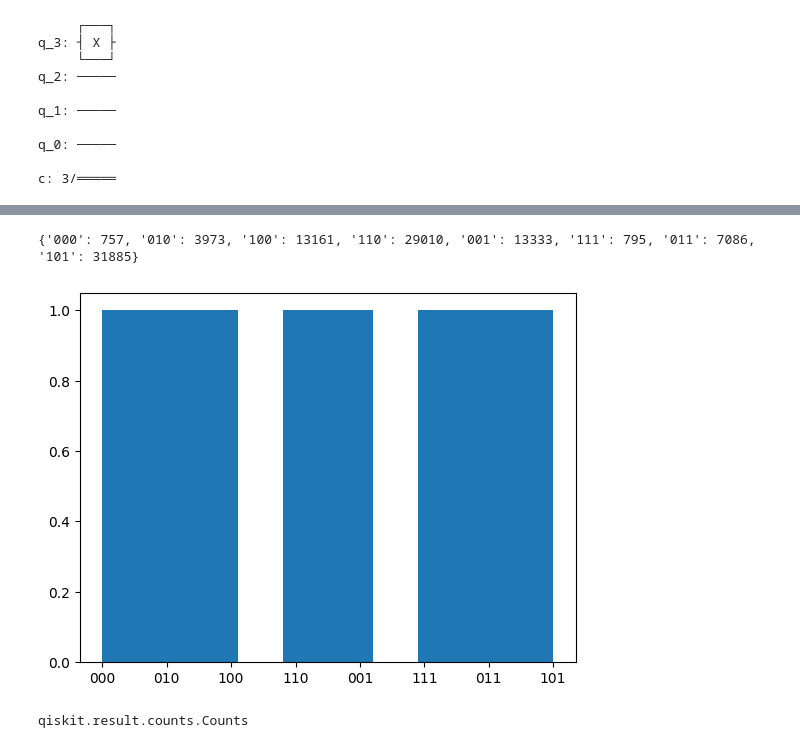
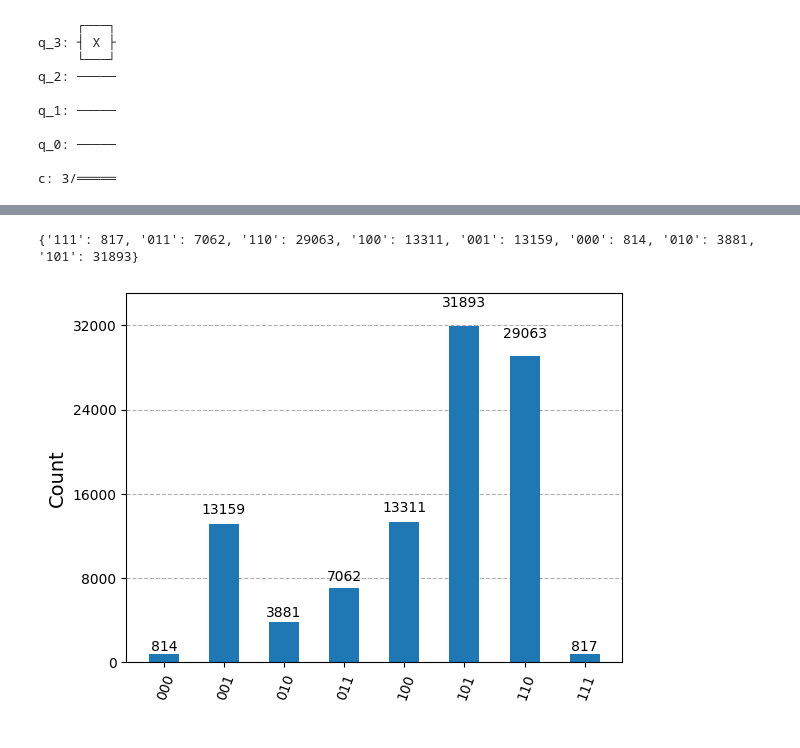
Before and after one commit to aryasuneesh/CTUQHack2024, a Jupyter notebook: 1DQuantumWalk.ipynb, the cells around one changed output, grey strips where cells are left out. Saved outputs shown, nothing was run; the diff lists cells and outputs as text; code cells hidden in the pictures.

Commit message:
plotting histogram fixed

```diff
--- a/1DQuantumWalk.ipynb
+++ b/1DQuantumWalk.ipynb
@@ -88,20 +88,17 @@ c: 3/═════════════════════════
 # %%
 # Measure the position qubits
 qc.measure(range(n_position_qubits), range(n_position_qubits))
 
 num_shots = 100000
 backend = AerSimulator()
 comp = transpile(qc, backend) # transpile means transform a quantum circuit into a form that is optimized for execution on a specific quantum backend
 job_sim = backend.run(comp, shots=num_shots) # run the circuit
 counts = job_sim.result().get_counts(comp) # extract the results of the code execution (how namy counts of which measurement I got)
 print(counts)
 
 # Get the counts and plot the histogram
 
-plt.hist(counts)
-plt.show()
-type(counts)
+plot_histogram(counts)
 # %% [output]
-{'000': 757, '010': 3973, '100': 13161, '110': 29010, '001': 13333, '111': 795, '011': 7086, '101': 31885}
+{'111': 817, '011': 7062, '110': 29063, '100': 13311, '001': 13159, '000': 814, '010': 3881, '101': 31893}
-[figure, old version]
+[figure, new version]
-qiskit.result.counts.Counts
```
